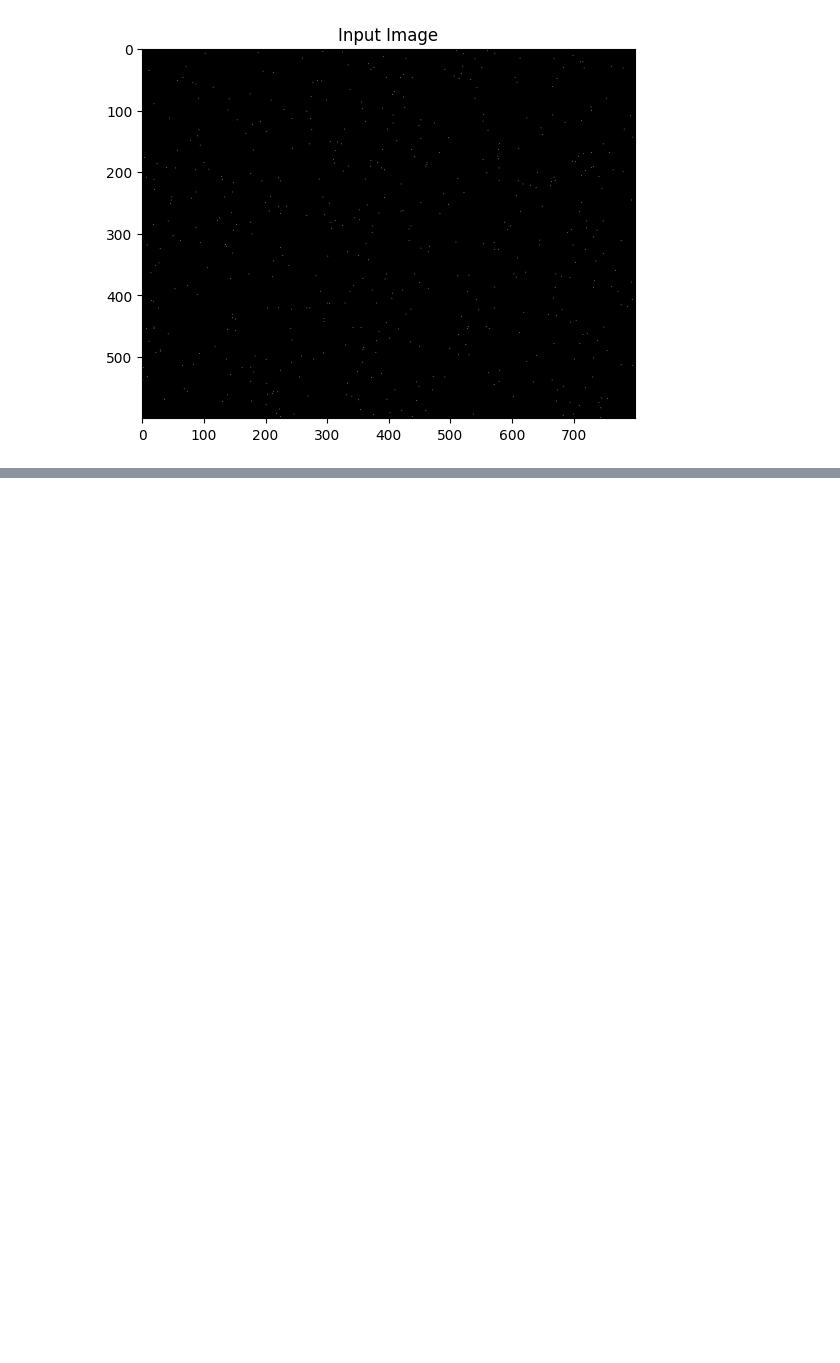
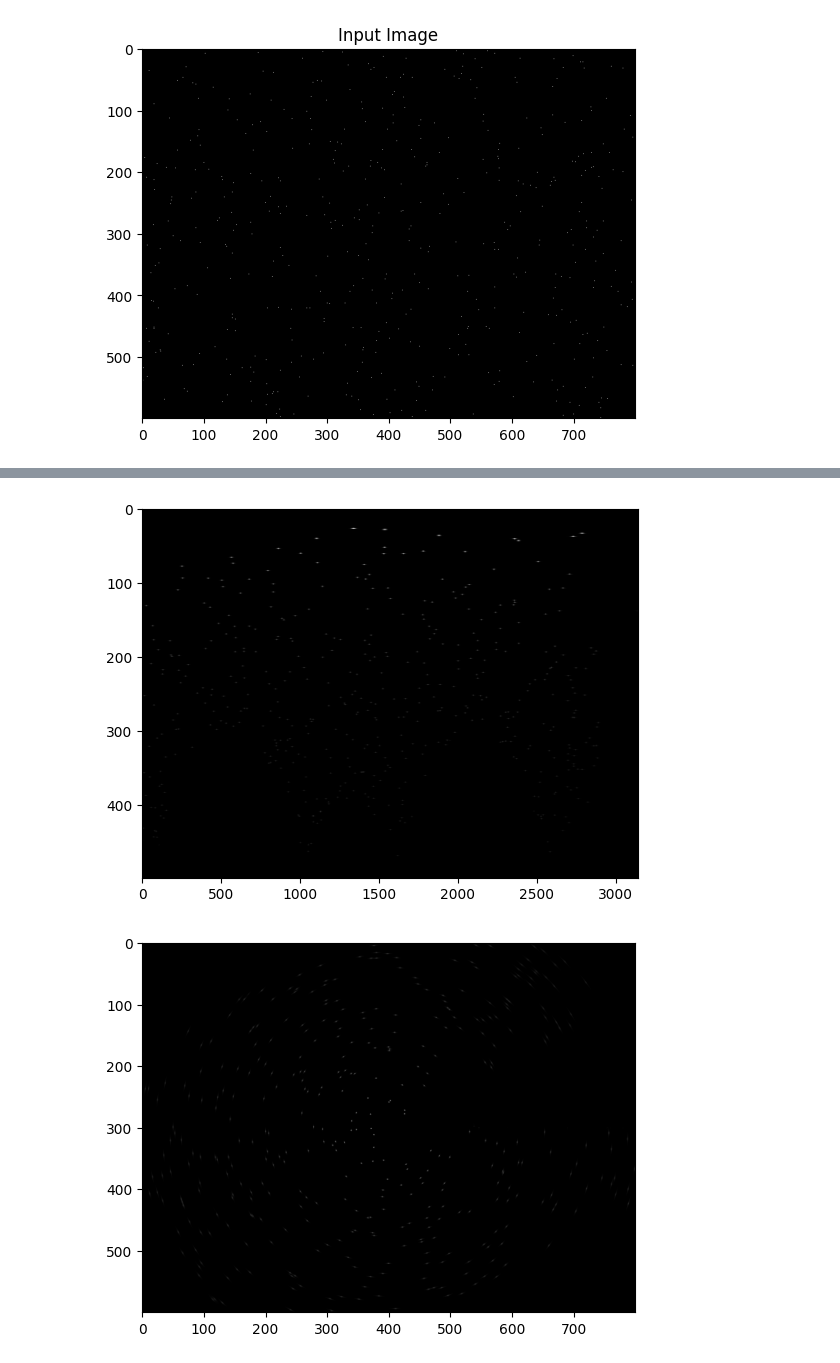
Before and after one commit to GSNikhil/star-trail-removal, a Jupyter notebook: main.ipynb, the cells around one changed output, grey strips where cells are left out. Drawn from its saved outputs; the diff is of its cells as text; code cells hidden in the pictures; blank space fills up the shorter version.

Commit message:
[ADD] fista_with_TVregularization

```diff
--- a/main.ipynb
+++ b/main.ipynb
@@ -364,0 +412,12 @@ plt.show()
+# %%
+vgd_fista_reg = contrast_stetch(crop(x_fista_reg))
+
+plt.imshow(vgd_fista_reg, cmap='gray', aspect='auto')
+plt.show()
+
+img_recon_fista_reg = inverse_polar_transform(vgd_fista_reg, center=(300, 400), output=img.shape)
+plt.imshow(img_recon_fista_reg, cmap='gray')
+plt.show()
+# %% [output]
+[figure, added]
+[figure, added]
```
Also changed, not shown: parts of 2 cells of this notebook.
